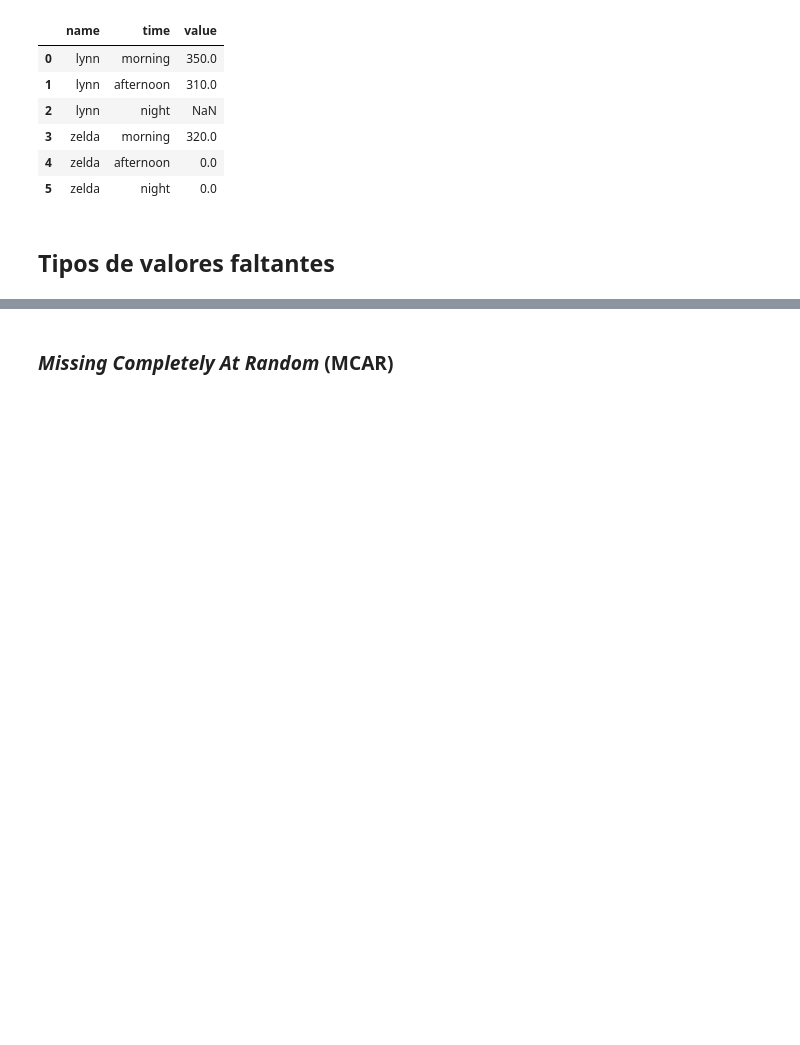
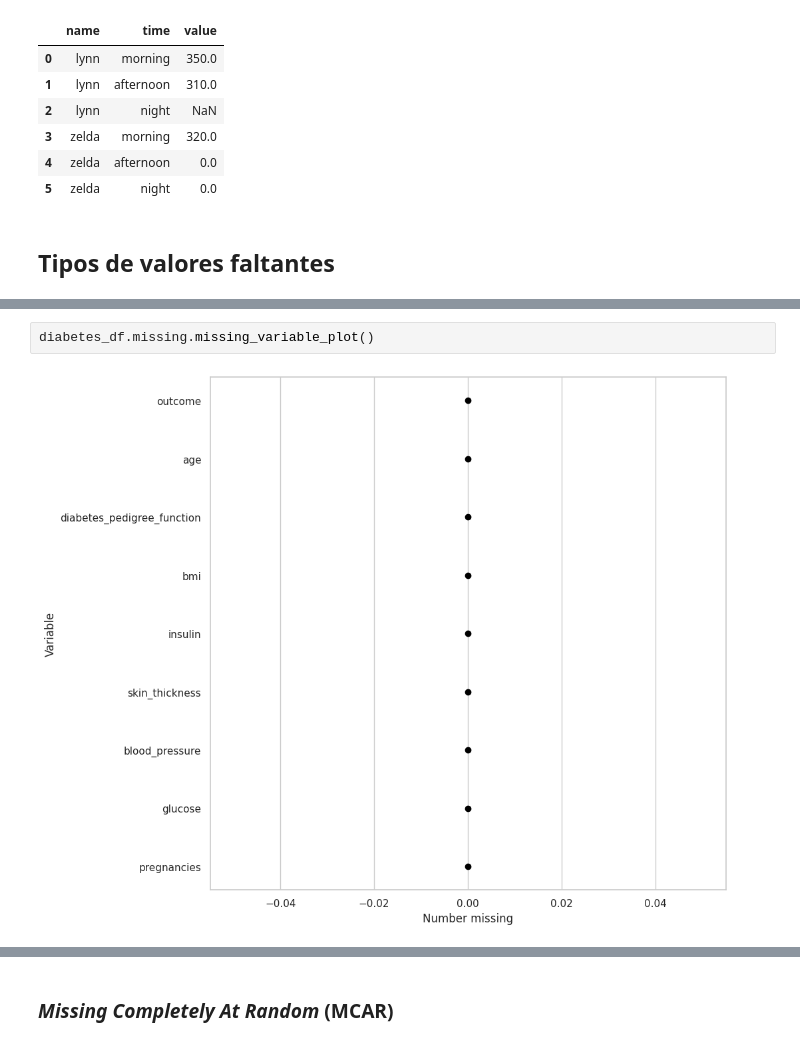
Before and after one commit to jariel17/curso-datos-faltantes-de, a Jupyter notebook: live-exploration-missing-values.ipynb, the cells around one changed output, grey strips where cells are left out. Drawn from its saved outputs; the diff is of its cells as text; blank space fills up the shorter version.

Commit message:
Add types of missing data

```diff
--- a/live-exploration-missing-values.ipynb
+++ b/live-exploration-missing-values.ipynb
@@ -765,0 +783,4 @@ Ejemplo, encontrar los pares faltantes de `name` y `time`.
+# %%
+diabetes_df.missing.missing_variable_plot()
+# %% [output]
+[figure, added]
```
Also changed, not shown: parts of 6 cells of this notebook.
